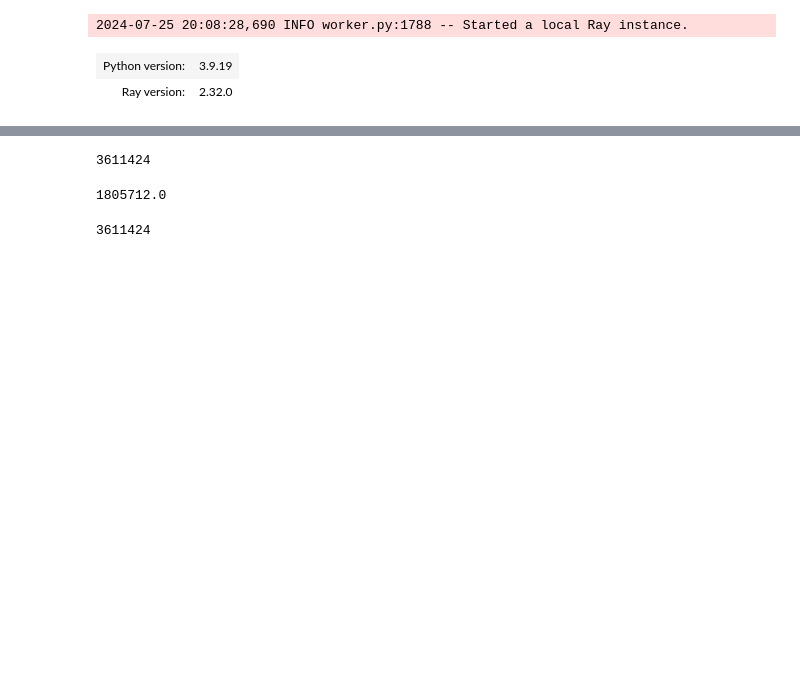
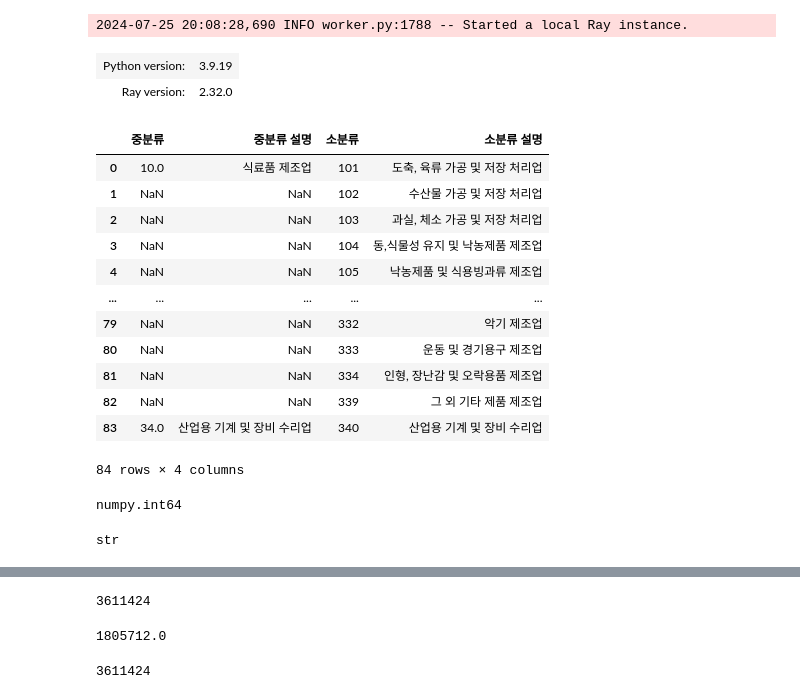
Before and after one commit to osung/summary, a Jupyter notebook: Parallel_keywords-Ray.ipynb, the cells around one changed output, grey strips where cells are left out. Cells and saved outputs as stored; diff of their text form; code cells hidden in the pictures; blank space fills up the shorter version.

```diff
--- a/Parallel_keywords-Ray.ipynb
+++ b/Parallel_keywords-Ray.ipynb
@@ -229,3 +229,21 @@ def get_keyword_only(keyword_pairs):
 # %%
 directory_path = '/home/osung/data/korean/modu/json'
 df = pd.read_csv(directory_path+'/combined_news.tsv', sep='\t')
+# %%
+ksic_df = pd.read_csv('/home/osung/Downloads/KSIC.csv')
+# %%
+ksic_df
+# %% [output]
+|  | 중분류 | 중분류 설명 | 소분류 | 소분류 설명 |
+| 0 | 10.0 | 식료품 제조업 | 101 | 도축, 육류 가공 및 저장 처리업 |
+| 1 | NaN | NaN | 102 | 수산물 가공 및 저장 처리업 |
+| 2 | NaN | NaN | 103 | 과실, 체소 가공 및 저장 처리업 |
+| 3 | NaN | NaN | 104 | 동,식물성 유지 및 낙농제품 제조업 |
+| 4 | NaN | NaN | 105 | 낙농제품 및 식용빙과류 제조업 |
+| ... | ... | ... | ... | ... |
+| 79 | NaN | NaN | 332 | 악기 제조업 |
+| 80 | NaN | NaN | 333 | 운동 및 경기용구 제조업 |
+| 81 | NaN | NaN | 334 | 인형, 장난감 및 오락용품 제조업 |
+| 82 | NaN | NaN | 339 | 그 외 기타 제품 제조업 |
+| 83 | 34.0 | 산업용 기계 및 장비 수리업 | 340 | 산업용 기계 및 장비 수리업 |
+84 rows × 4 columns
@@ -231,0 +252,4 @@ df = pd.read_csv(directory_path+'/combined_news.tsv', sep='\t')
+# %%
+type(ksic_df['code'][0])
+# %% [output]
+numpy.int64
@@ -231,0 +263,4 @@ df = pd.read_csv(directory_path+'/combined_news.tsv', sep='\t')
+# %%
+type(ksic_df.iloc[0].code_names)
+# %% [output]
+str
```
Also changed, not shown: parts of 59 cells of this notebook, 23 other files.
